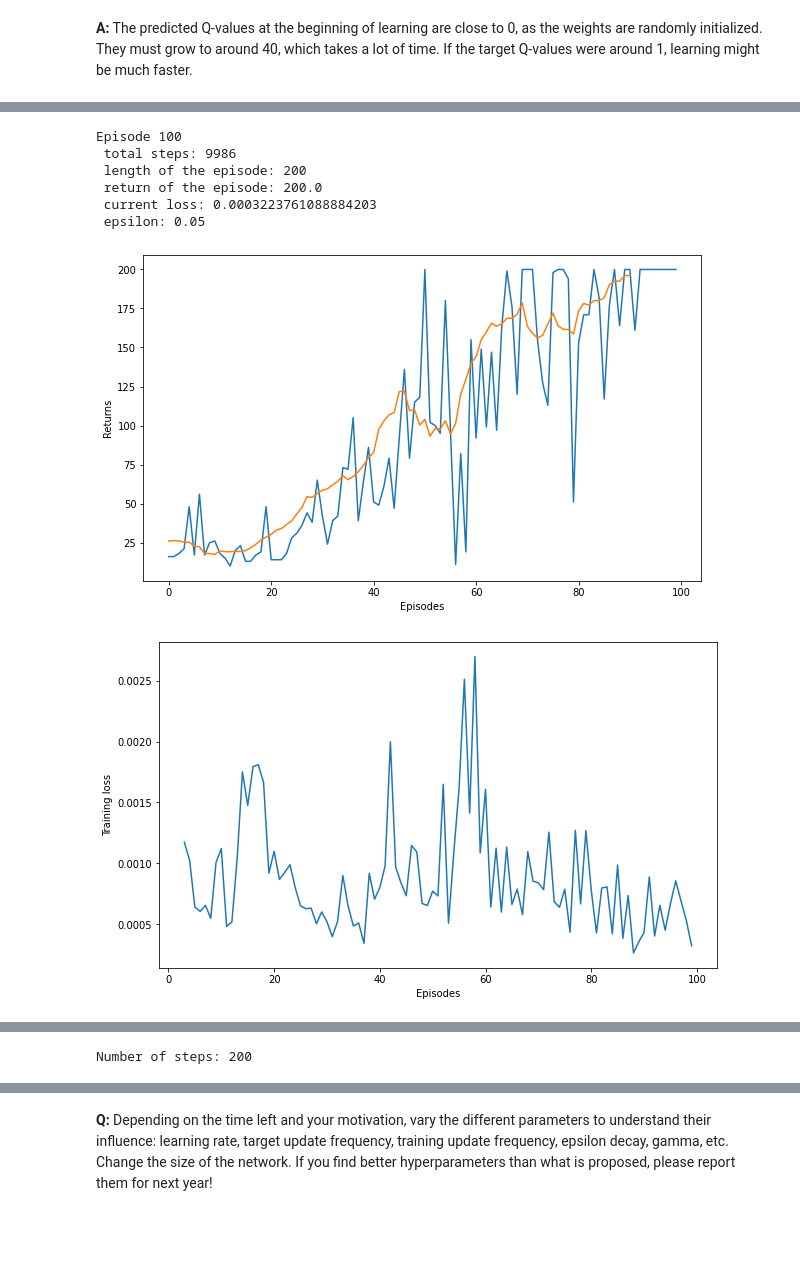
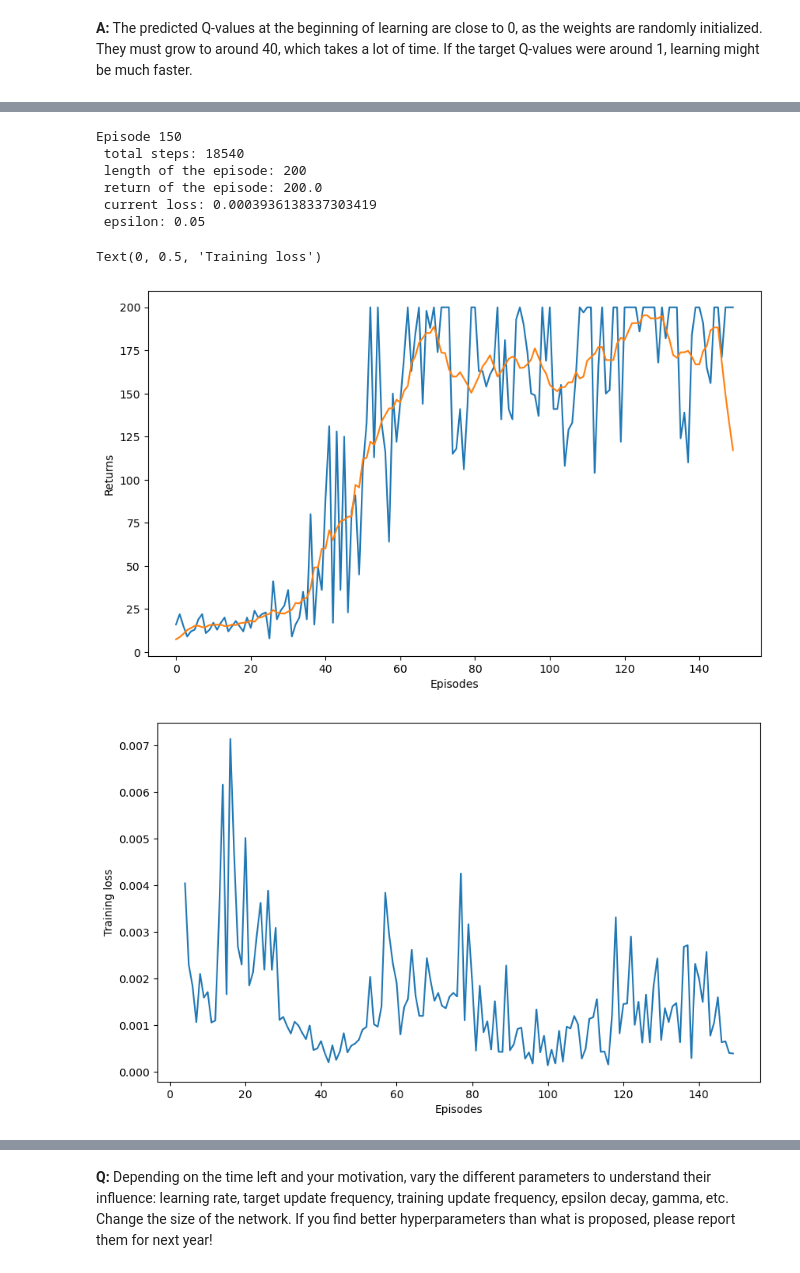
Before and after one commit to vitay/course-deeprl, a Jupyter notebook: notes/exercises/12-DQN-solution.ipynb, the cells around one changed output, grey strips where cells are left out. Drawn from its saved outputs; the diff is of its cells as text; code cells hidden in the pictures; blank space fills up the shorter version.

```diff
--- a/notes/exercises/12-DQN-solution.ipynb
+++ b/notes/exercises/12-DQN-solution.ipynb
@@ -141,7 +146,7 @@ def create_model(env, lr):
     model.add(tf.keras.layers.Dense(64, activation='relu'))
     model.add(tf.keras.layers.Dense(env.action_space.n, activation='linear'))
 
-    model.compile(loss='mse', optimizer=tf.keras.optimizers.Adam(lr=lr))
+    model.compile(loss='mse', optimizer=tf.keras.optimizers.Adam(learning_rate=lr))
 
     print(model.summary())
 
@@ -545,7 +584,7 @@ class DQNAgent:
         if np.random.rand() < self.epsilon: # Random selection
             action = self.env.action_space.sample()
         else: # Use the Q-network to get the greedy action
-            action = self.model.predict(state.reshape((1, env.observation_space.shape[0])))[0].argmax()
+            action = self.model.predict(state.reshape((1, env.observation_space.shape[0])), verbose=0)[0].argmax()
 
         # Decay epsilon
         self.epsilon *= 1 - self.epsilon_decay
@@ -585,7 +624,7 @@ class DQNAgent:
         for episode in range(nb_episodes):
 
             # Reset
-            state = self.env.reset()
+            state, info = self.env.reset()
             done = False
             steps_episode = 0
             return_episode = 0
@@ -599,13 +638,16 @@ class DQNAgent:
                 action = self.act(state)
 
                 # Perform the action
-                next_state, reward, done, info = self.env.step(action)
+                next_state, reward, terminal, truncated, info = self.env.step(action)
+
+                # End of the episode
+                done = terminal or truncated
 
                 # Store the transition
                 self.buffer.append(state, action, reward, next_state, done)
 
                 # Sample a minibatch
-                batch = self.buffer.sample(batch_size)
+                batch = self.buffer.sample(self.batch_size)
 
                 # Train the NN on the minibatch
                 if len(batch) > 0 and steps % self.training_update_period == 0:
@@ -647,13 +689,14 @@ class DQNAgent:
         old_epsilon = self.epsilon
         self.epsilon = 0.0
 
-        state = self.env.reset()
+        state, info = self.env.reset()
         nb_steps = 0
         done = False
 
         while not done:
             action = self.act(state)
-            next_state, reward, done, info = self.env.step(action)
+            next_state, reward, terminal, truncated, info = self.env.step(action)
+            done = terminal or truncated
             state = next_state
             nb_steps += 1
 
@@ -661,7 +704,7 @@ class DQNAgent:
         return nb_steps
 # %%
 # Parameters
-nb_episodes = 100
+nb_episodes = 150
 batch_size = 32
 
 epsilon = 1.0
@@ -782,53 +841,33 @@ class ScaledDQNAgent(DQNAgent):
 # %%
 # Create the environment
 env = gym.make('CartPole-v0')
 
 # Create the agent
-learning_rate = 0.001
+learning_rate = 0.002
 agent = ScaledDQNAgent(env, create_model, learning_rate, epsilon, epsilon_decay, gamma, batch_size, target_update_period, training_update_period, buffer_limit)
 
 # Train the agent
 returns, losses = agent.train(nb_episodes)
 
-# Test the network
-agent.epsilon = 0.0
-
-# Q-values
-state = agent.env.reset()
-done = False
-Q_values = []
-
-while not done:
-    action = agent.act(state)
-    Q_values.append(agent.model.predict(state.reshape((1, 4)))[0][action])
-    next_state, reward, done, info = agent.env.step(action)
-    state = next_state
-
 # Plot the returns
 plt.figure(figsize=(10, 6))
 plt.plot(returns)
-plt.plot(running_mean(returns, 10))
+plt.plot(running_average(returns, 10))
 plt.xlabel("Episodes")
 plt.ylabel("Returns")
 
 # Plot the losses
 plt.figure(figsize=(10, 6))
 plt.plot(losses)
 plt.xlabel("Episodes")
 plt.ylabel("Training loss")
-
-# Plot the Q-values
-plt.figure(figsize=(10, 6))
-plt.plot(Q_values)
-plt.xlabel("Steps")
-plt.ylabel("Q-value")
-plt.show()
 # %% [output]
-Episode 100
- total steps: 9986
+Episode 150
+ total steps: 18540
  length of the episode: 200
  return of the episode: 200.0
- current loss: 0.0003223761088884203
+ current loss: 0.0003936138337303419
  epsilon: 0.05
+Text(0, 0.5, 'Training loss')
-[figure, old version]
+[figure, new version]
-[figure, old version]
+[figure, new version]
@@ -836,6 +873,0 @@ Episode 100
-# %%
-# Test the network
-nb_steps = agent.test()
-print("Number of steps:", nb_steps)
-# %% [output]
-Number of steps: 200
```
Also changed, not shown: parts of 23 cells of this notebook, 53 other files.
